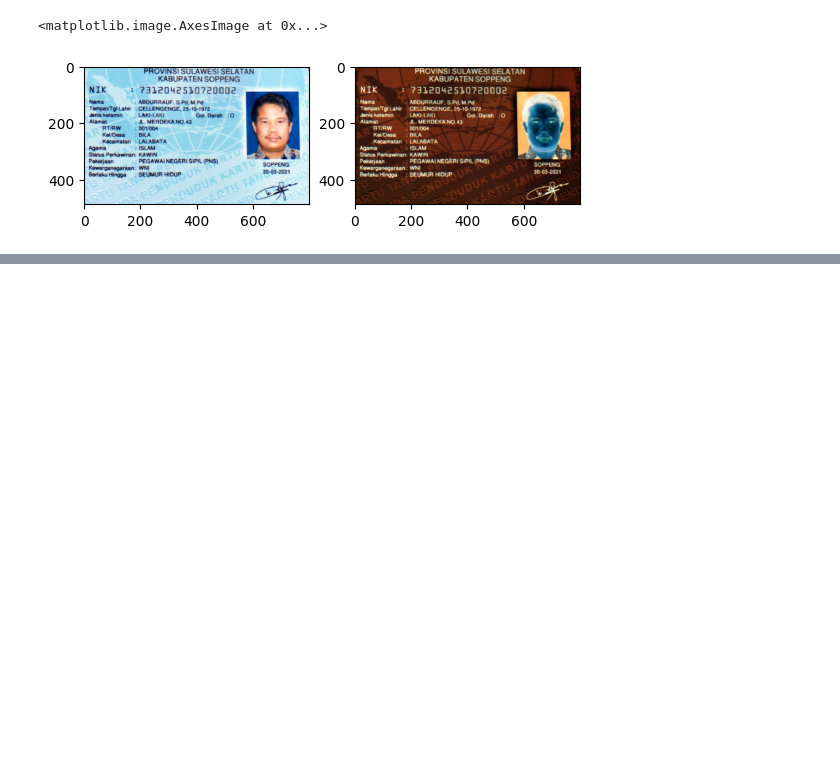
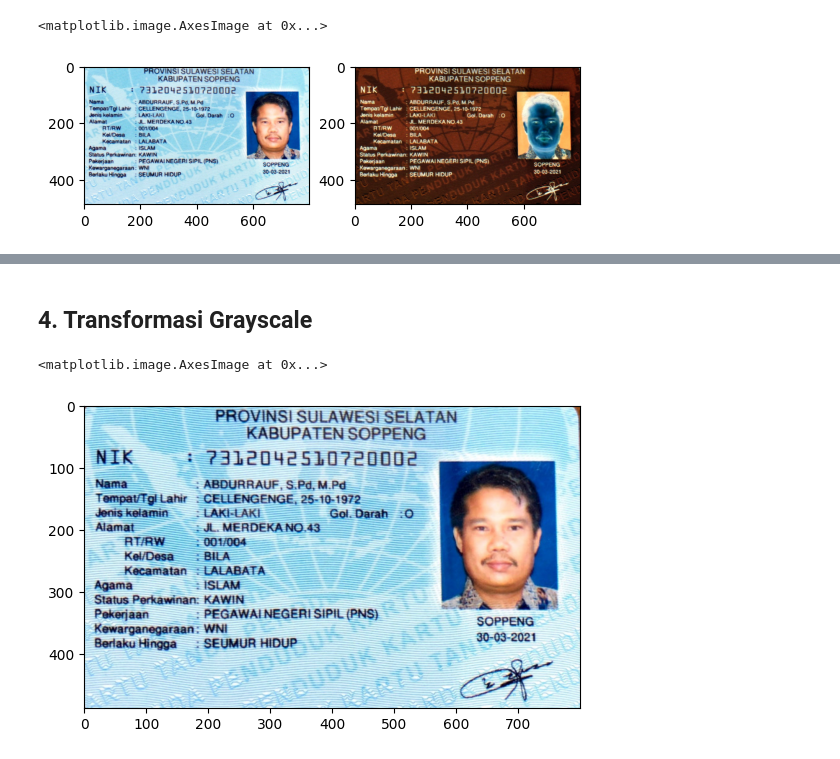
Before and after one commit to RizaldyAli/PCVK_Ganjil_2023, a Jupyter notebook: week03.ipynb, the cells around one changed output, grey strips where cells are left out. Saved outputs shown, nothing was run; the diff lists cells and outputs as text; code cells hidden in the pictures; blank space fills up the shorter version.

```diff
--- a/week03.ipynb
+++ b/week03.ipynb
@@ -50,0 +112,9 @@ ax[1].imshow(img_inverse)
+# %% [markdown]
+## 4. Transformasi Grayscale
+# %%
+img = cv.imread('/content/drive/MyDrive/PCVK_Ganjil 2023/Images/KTP.jpeg')
+img_rgb = cv.cvtColor(img,cv.COLOR_BGR2RGB) # konversi channel BGR -> RGB
+plt.imshow(img_rgb)
+# %% [output]
+<matplotlib.image.AxesImage at 0x...>
+[figure, added]
```
Also changed, not shown: parts of 14 cells of this notebook.
